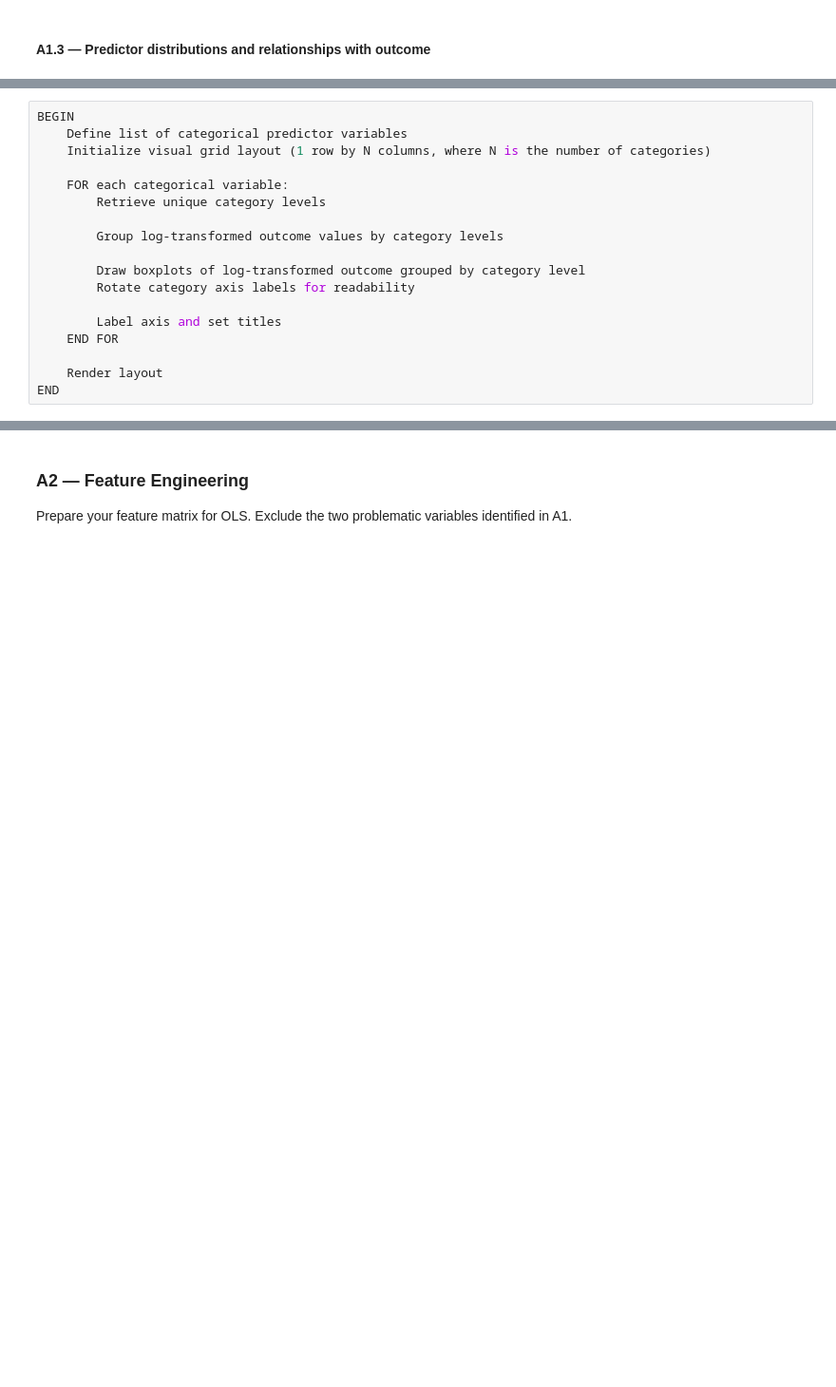
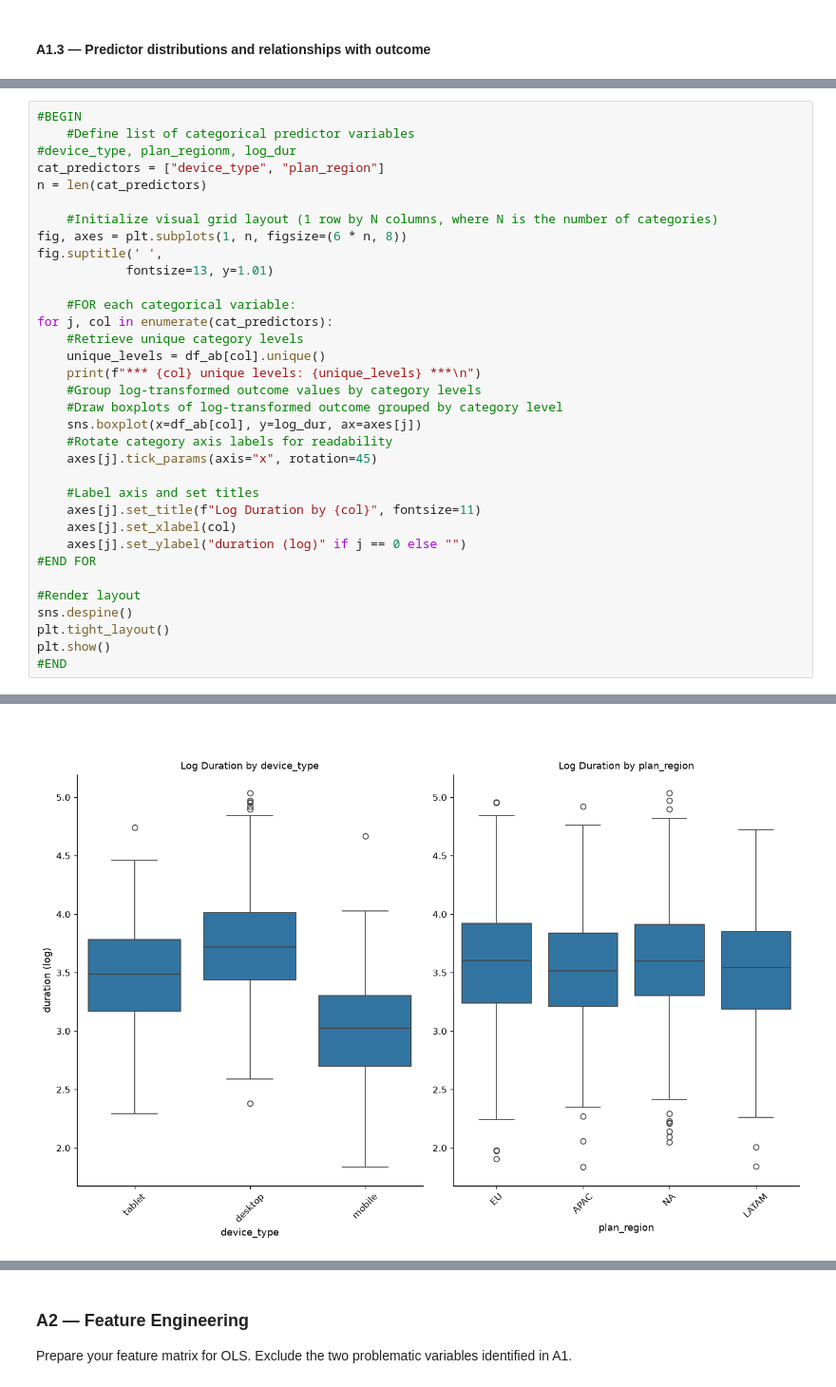
Before and after one commit to cda79/IAT461-Assignment02, a Jupyter notebook: IAT461_A2_Scaffold.ipynb, the cells around one changed output, grey strips where cells are left out. Shown at 95% size. Cells and saved outputs as stored; diff of their text form; blank space fills up the shorter version.

```diff
--- a/IAT461_A2_Scaffold.ipynb
+++ b/IAT461_A2_Scaffold.ipynb
@@ -297,18 +329,35 @@ END
 # %%
-BEGIN
-    Define list of categorical predictor variables
-    Initialize visual grid layout (1 row by N columns, where N is the number of categories)
+#BEGIN
+    #Define list of categorical predictor variables
+#device_type, plan_regionm, log_dur
+cat_predictors = ["device_type", "plan_region"]
+n = len(cat_predictors)
 
-    FOR each categorical variable:
-        Retrieve unique category levels
+    #Initialize visual grid layout (1 row by N columns, where N is the number of categories)
+fig, axes = plt.subplots(1, n, figsize=(6 * n, 8))
+fig.suptitle(' ',
+            fontsize=13, y=1.01)
 
-        Group log-transformed outcome values by category levels
+    #FOR each categorical variable:
+for j, col in enumerate(cat_predictors):
+    #Retrieve unique category levels
+    unique_levels = df_ab[col].unique()
+    print(f"*** {col} unique levels: {unique_levels} ***\n")
+    #Group log-transformed outcome values by category levels
+    #Draw boxplots of log-transformed outcome grouped by category level
+    sns.boxplot(x=df_ab[col], y=log_dur, ax=axes[j])
+    #Rotate category axis labels for readability
+    axes[j].tick_params(axis="x", rotation=45)
 
-        Draw boxplots of log-transformed outcome grouped by category level
-        Rotate category axis labels for readability
+    #Label axis and set titles
+    axes[j].set_title(f"Log Duration by {col}", fontsize=11)
+    axes[j].set_xlabel(col)
+    axes[j].set_ylabel("duration (log)" if j == 0 else "")
+#END FOR
 
-        Label axis and set titles
-    END FOR
-
-    Render layout
-END
+#Render layout
+sns.despine()
+plt.tight_layout()
+plt.show()
+#END
+# %% [output]
@@ -314,0 +371 @@ END
+[figure, added]
```
Also changed, not shown: parts of 6 cells of this notebook.
